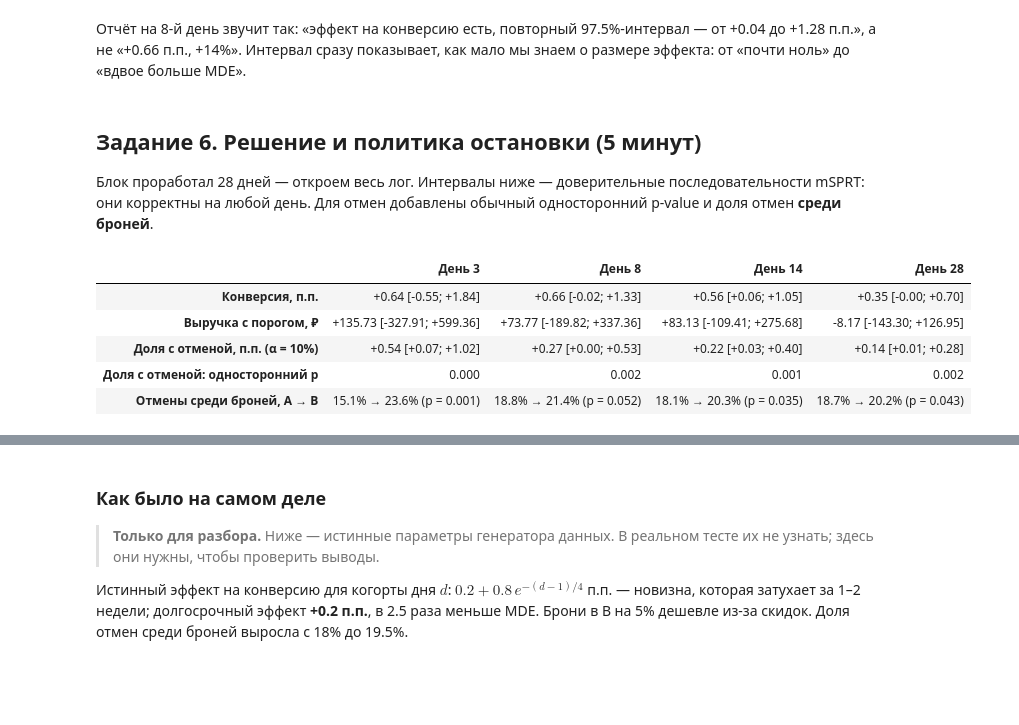
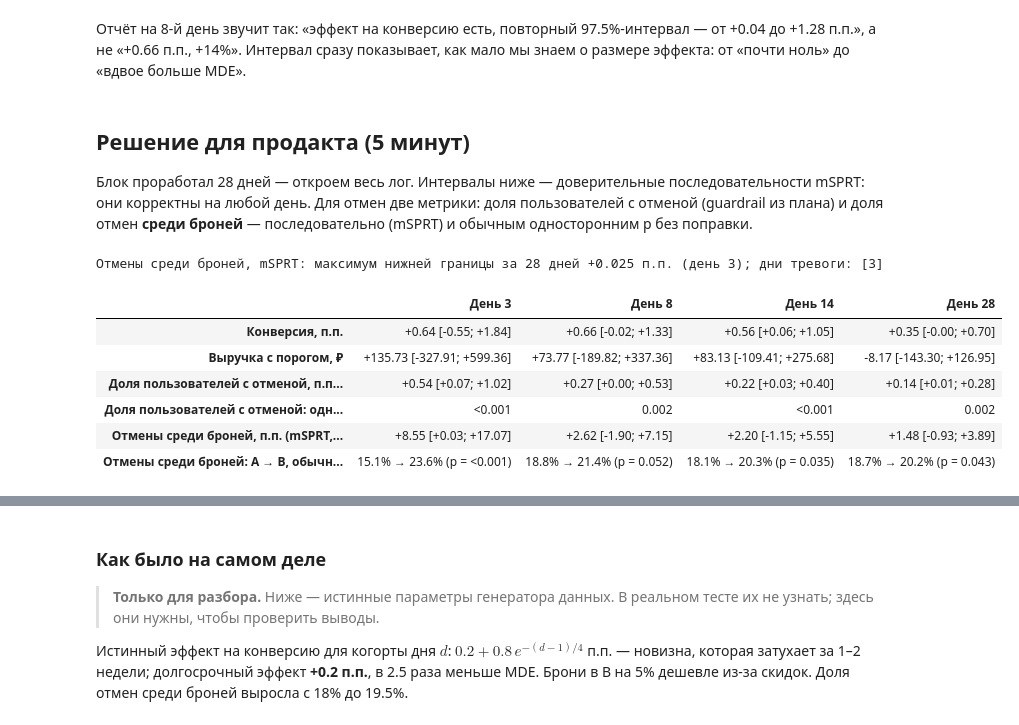
Before and after one commit to Alberelloo/AITH-2026-Hypothesis-Testing-Workshop, a Jupyter notebook: 04. Остановка/practice.ipynb, the cells around one changed output, grey strips where cells are left out. Saved outputs shown, nothing was run; the diff lists cells and outputs as text; code cells hidden in the pictures; blank space fills up the shorter version.

```diff
--- a/04. Остановка/practice.ipynb
+++ b/04. Остановка/practice.ipynb
@@ -698,12 +700,11 @@ pd.DataFrame(cp_rows).T
 # %%
 MIN_DAY_SUCCESS = 7
-CAP = float(np.round(stats.lognorm.ppf(0.99, 1.2, scale=12_000), -3))   # 99-й перцентиль брони по истории
 logs["revenue_capped"] = logs["revenue"].clip(upper=CAP)
 plan_logs = logs[logs["day"] <= PLAN_DAYS]
 
 
 def history_revenue(n: int = 1_000_000, seed: int = 7) -> np.ndarray:
-    """Выручка на пользователя до теста: 4.8% броней, логнормальный чек с медианой 12 000 ₽."""
+    """Выручка на пользователя до теста по параметрам из условия: 4.8% броней, логнормальный чек с медианой 12 000 ₽."""
     rng = np.random.default_rng(seed)
     return (rng.random(n) < P_BASE) * np.minimum(rng.lognormal(np.log(12_000), 1.2, n), CAP)
 
@@ -739,10 +740,21 @@ msprt_conv = replay_msprt(cum_conv, TAU)
 cum_rev = daily_cumulative(plan_logs, "revenue_capped")
 TAU_REV = tau_from_plan(2 * history_revenue().var() / N_MAX)
 gst_rev, msprt_rev = replay_gst(cum_rev), replay_msprt(cum_rev, TAU_REV)
-P_CANCEL = 0.009                                     # доля пользователей с отменой до теста
 TAU_CANCEL = tau_from_plan(2 * P_CANCEL * (1 - P_CANCEL) / N_MAX, alpha=2 * ALPHA)
 msprt_cancel = replay_msprt(daily_cumulative(plan_logs, "cancelled"), TAU_CANCEL, alpha=2 * ALPHA)
 msprt_cancel["crossed"] = msprt_cancel["diff"] - msprt_cancel["radius"] > 0
+P_CANCEL_BOOKED = P_CANCEL / P_BASE          # доля отмен среди броней до теста (из условия)
+TAU_CANCEL_BOOKED = tau_from_plan(2 * P_CANCEL_BOOKED * (1 - P_CANCEL_BOOKED) / (N_MAX * P_BASE), alpha=2 * ALPHA)
+
+
+def cancel_booked_msprt(df: pd.DataFrame) -> pd.DataFrame:
+    """mSPRT на рост доли отмен среди броней (α = 10%, односторонняя гарантия 5%)."""
+    r = replay_msprt(daily_cumulative(df[df["booked"] == 1], "cancelled"), TAU_CANCEL_BOOKED, alpha=2 * ALPHA)
+    r["crossed"] = r["diff"] - r["radius"] > 0
+    return r
+
+
+msprt_cancel_booked = cancel_booked_msprt(plan_logs)
 
 stop_day = first_day(gst_conv, MIN_DAY_SUCCESS)
 harm_day = first_day(msprt_cancel)
@@ -750,7 +762,9 @@ replay = pd.DataFrame([summarize("Конверсия, п.п.", "GST", gst_conv,
                        summarize("Конверсия, п.п.", "mSPRT", msprt_conv, 100, MIN_DAY_SUCCESS),
                        summarize("Выручка с порогом, ₽", "GST", gst_rev, 1, MIN_DAY_SUCCESS),
                        summarize("Выручка с порогом, ₽", "mSPRT", msprt_rev, 1, MIN_DAY_SUCCESS),
-                       summarize("Отмены, п.п.", "mSPRT, рост (α = 10%)", msprt_cancel, 100)])
-print(f"GST по конверсии: первое пересечение — день {first_day(gst_conv)}, остановка по политике — день {stop_day}")
+                       summarize("Доля пользователей с отменой, п.п.", "mSPRT, рост (α = 10%)", msprt_cancel, 100),
+                       summarize("Отмены среди броней, п.п.", "mSPRT, рост (α = 10%)", msprt_cancel_booked, 100)])
+print(f"GST по конверсии: первое пересечение — день {first_day(gst_conv)}, остановка по политике — день {stop_day}"
+      f"; guardrail по пользователям: тревога на день {harm_day}, среди броней: {first_day(msprt_cancel_booked) or 'нет'}")
 replay
 # %% [output]
@@ -909,37 +925,46 @@ print("Задание 5б принято")
 # %% [markdown]
 Отчёт на 8-й день звучит так: «эффект на конверсию есть, повторный 97.5%-интервал — от +0.04 до +1.28 п.п.», а не «+0.66 п.п., +14%». Интервал сразу показывает, как мало мы знаем о размере эффекта: от «почти ноль» до «вдвое больше MDE».
 # %% [markdown]
-## Задание 6. Решение и политика остановки (5 минут)
+## Решение для продакта (5 минут)
 
-Блок проработал 28 дней — откроем весь лог. Интервалы ниже — доверительные последовательности mSPRT: они корректны на любой день. Для отмен добавлены обычный односторонний p-value и доля отмен **среди броней**.
+Блок проработал 28 дней — откроем весь лог. Интервалы ниже — доверительные последовательности mSPRT: они корректны на любой день. Для отмен две метрики: доля пользователей с отменой (guardrail из плана) и доля отмен **среди броней** — последовательно (mSPRT) и обычным односторонним p без поправки.
 # %%
 def status(result: pd.DataFrame, day: int, scale: float) -> str:
     row = result.loc[day]
     return f"{row['diff'] * scale:+.2f} [{(row['diff'] - row['radius']) * scale:+.2f}; {(row['diff'] + row['radius']) * scale:+.2f}]"
 
 
+fmt_p = lambda p: "<0.001" if p < 0.001 else f"{p:.3f}"
+
+
 def cancel_among_bookings(df: pd.DataFrame) -> str:
     booked = df[df["booked"] == 1].groupby("group")["cancelled"].agg(["mean", "size"])
     diff = booked.loc["B", "mean"] - booked.loc["A", "mean"]
     se = np.sqrt((booked["mean"] * (1 - booked["mean"]) / booked["size"]).sum())
-    return f"{100 * booked.loc['A', 'mean']:.1f}% → {100 * booked.loc['B', 'mean']:.1f}% (p = {norm.sf(diff / se):.3f})"
+    return f"{100 * booked.loc['A', 'mean']:.1f}% → {100 * booked.loc['B', 'mean']:.1f}% (p = {fmt_p(norm.sf(diff / se))})"
 
 
 full_conv = replay_msprt(daily_cumulative(logs, "booked"), TAU)
 full_rev = replay_msprt(daily_cumulative(logs, "revenue_capped"), TAU_REV)
 full_cancel = replay_msprt(daily_cumulative(logs, "cancelled"), TAU_CANCEL, alpha=2 * ALPHA)
+full_cancel_booked = cancel_booked_msprt(logs)
 report = pd.DataFrame({f"День {d}": {
     "Конверсия, п.п.": status(full_conv, d, 100),
     "Выручка с порогом, ₽": status(full_rev, d, 1),
-    "Доля с отменой, п.п. (α = 10%)": status(full_cancel, d, 100),
-    "Доля с отменой: односторонний p": f"{norm.sf(full_cancel.loc[d, 'diff'] / np.sqrt(full_cancel.loc[d, 'V'])):.3f}",
-    "Отмены среди броней, A → B": cancel_among_bookings(logs[logs["day"] <= d]),
+    "Доля пользователей с отменой, п.п. (α = 10%)": status(full_cancel, d, 100),
+    "Доля пользователей с отменой: односторонний p": fmt_p(norm.sf(full_cancel.loc[d, 'diff'] / np.sqrt(full_cancel.loc[d, 'V']))),
+    "Отмены среди броней, п.п. (mSPRT, α = 10%)": status(full_cancel_booked, d, 100),
+    "Отмены среди броней: A → B, обычный p": cancel_among_bookings(logs[logs["day"] <= d]),
 } for d in (harm_day, stop_day, 14, 28)})
+print(f"Отмены среди броней, mSPRT: максимум нижней границы за 28 дней {100 * (full_cancel_booked['diff'] - full_cancel_booked['radius']).max():+.3f} п.п. "
+      f"(день {int((full_cancel_booked['diff'] - full_cancel_booked['radius']).idxmax())}); дни тревоги: {list(full_cancel_booked.index[full_cancel_booked['crossed']]) or 'нет'}")
 report
 # %% [output]
+Отмены среди броней, mSPRT: максимум нижней границы за 28 дней +0.025 п.п. (день 3); дни тревоги: [3]
 |  | День 3 | День 8 | День 14 | День 28 |
 | Конверсия, п.п. | +0.64 [-0.55; +1.84] | +0.66 [-0.02; +1.33] | +0.56 [+0.06; +1.05] | +0.35 [-0.00; +0.70] |
 | Выручка с порогом, ₽ | +135.73 [-327.91; +599.36] | +73.77 [-189.82; +337.36] | +83.13 [-109.41; +275.68] | -8.17 [-143.30; +126.95] |
-| Доля с отменой, п.п. (α = 10%) | +0.54 [+0.07; +1.02] | +0.27 [+0.00; +0.53] | +0.22 [+0.03; +0.40] | +0.14 [+0.01; +0.28] |
-| Доля с отменой: односторонний p | 0.000 | 0.002 | 0.001 | 0.002 |
-| Отмены среди броней, A → B | 15.1% → 23.6% (p = 0.001) | 18.8% → 21.4% (p = 0.052) | 18.1% → 20.3% (p = 0.035) | 18.7% → 20.2% (p = 0.043) |
+| Доля пользователей с отменой, п.п... | +0.54 [+0.07; +1.02] | +0.27 [+0.00; +0.53] | +0.22 [+0.03; +0.40] | +0.14 [+0.01; +0.28] |
+| Доля пользователей с отменой: одн... | <0.001 | 0.002 | <0.001 | 0.002 |
+| Отмены среди броней, п.п. (mSPRT,... | +8.55 [+0.03; +17.07] | +2.62 [-1.90; +7.15] | +2.20 [-1.15; +5.55] | +1.48 [-0.93; +3.89] |
+| Отмены среди броней: A → B, обычн... | 15.1% → 23.6% (p = <0.001) | 18.8% → 21.4% (p = 0.052) | 18.1% → 20.3% (p = 0.035) | 18.7% → 20.2% (p = 0.043) |
```
Also changed, not shown: parts of 23 cells of this notebook, 3 other files.
